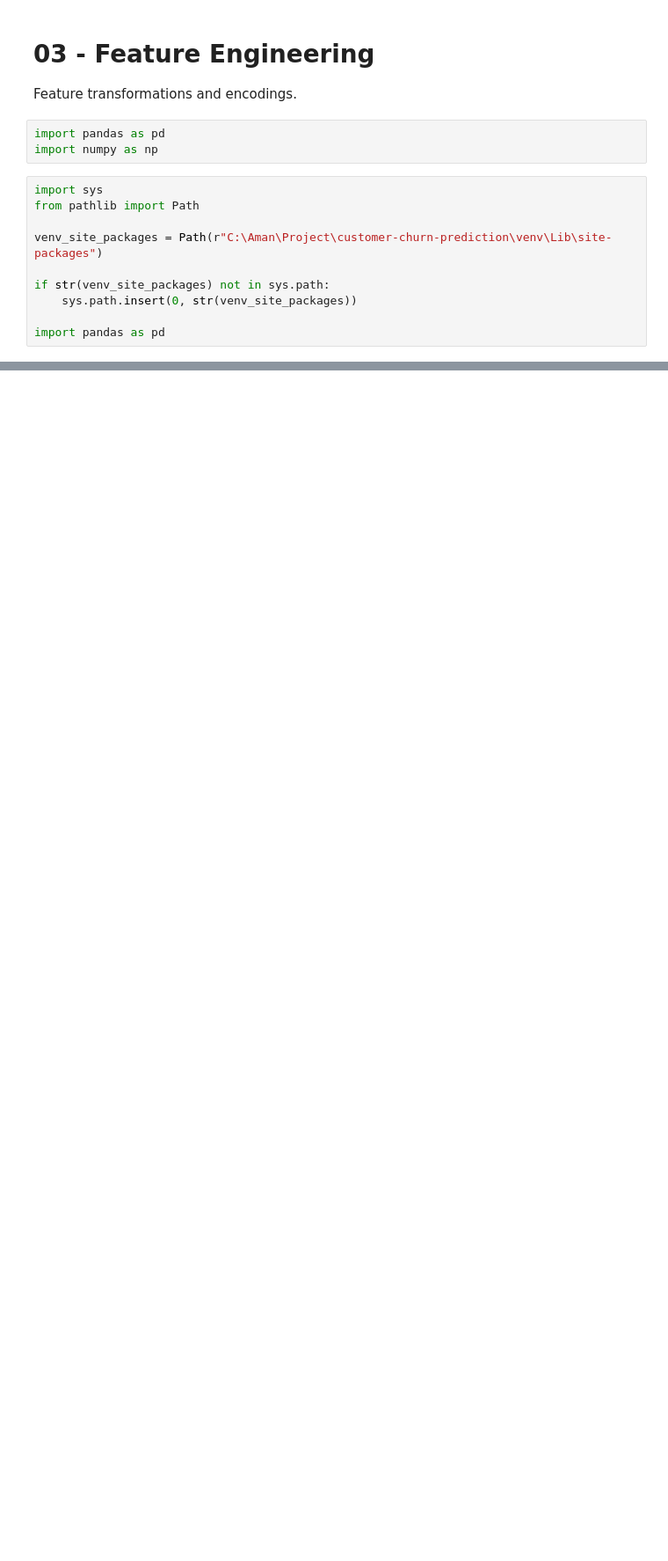
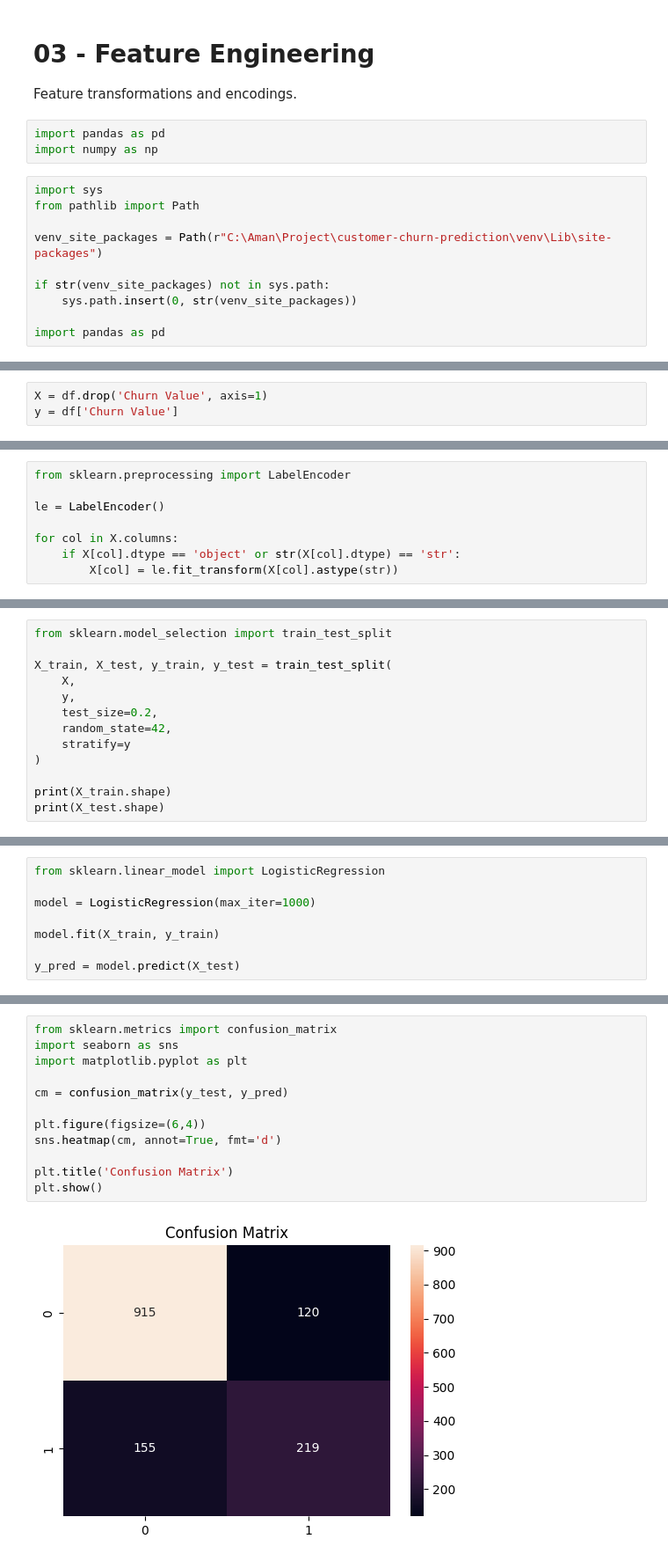
Before and after one commit to Aman13082001/customer-churn-prediction, a Jupyter notebook: notebooks/03_feature_engineering.ipynb, the cells around one changed output, grey strips where cells are left out. Shown at 88% size. Cells and saved outputs as stored; diff of their text form; blank space fills up the shorter version.

```diff
--- a/notebooks/03_feature_engineering.ipynb
+++ b/notebooks/03_feature_engineering.ipynb
@@ -21,0 +110,3 @@ OSError: [Errno 22] Invalid argument: 'C:\\Aman\\Project\\customer-churn-predict
+# %%
+X = df.drop('Churn Value', axis=1)
+y = df['Churn Value']
@@ -21,0 +122,8 @@ OSError: [Errno 22] Invalid argument: 'C:\\Aman\\Project\\customer-churn-predict
+# %%
+from sklearn.preprocessing import LabelEncoder
+
+le = LabelEncoder()
+
+for col in X.columns:
+    if X[col].dtype == 'object' or str(X[col].dtype) == 'str':
+        X[col] = le.fit_transform(X[col].astype(str))
@@ -21,0 +150,13 @@ OSError: [Errno 22] Invalid argument: 'C:\\Aman\\Project\\customer-churn-predict
+# %%
+from sklearn.model_selection import train_test_split
+
+X_train, X_test, y_train, y_test = train_test_split(
+    X,
+    y,
+    test_size=0.2,
+    random_state=42,
+    stratify=y
+)
+
+print(X_train.shape)
+print(X_test.shape)
@@ -21,0 +166,8 @@ OSError: [Errno 22] Invalid argument: 'C:\\Aman\\Project\\customer-churn-predict
+# %%
+from sklearn.linear_model import LogisticRegression
+
+model = LogisticRegression(max_iter=1000)
+
+model.fit(X_train, y_train)
+
+y_pred = model.predict(X_test)
@@ -21,0 +452,14 @@ OSError: [Errno 22] Invalid argument: 'C:\\Aman\\Project\\customer-churn-predict
+# %%
+from sklearn.metrics import confusion_matrix
+import seaborn as sns
+import matplotlib.pyplot as plt
+
+cm = confusion_matrix(y_test, y_pred)
+
+plt.figure(figsize=(6,4))
+sns.heatmap(cm, annot=True, fmt='d')
+
+plt.title('Confusion Matrix')
+plt.show()
+# %% [output]
+[figure, added]
```
Also changed, not shown: parts of 33 cells of this notebook, 20 other files.
